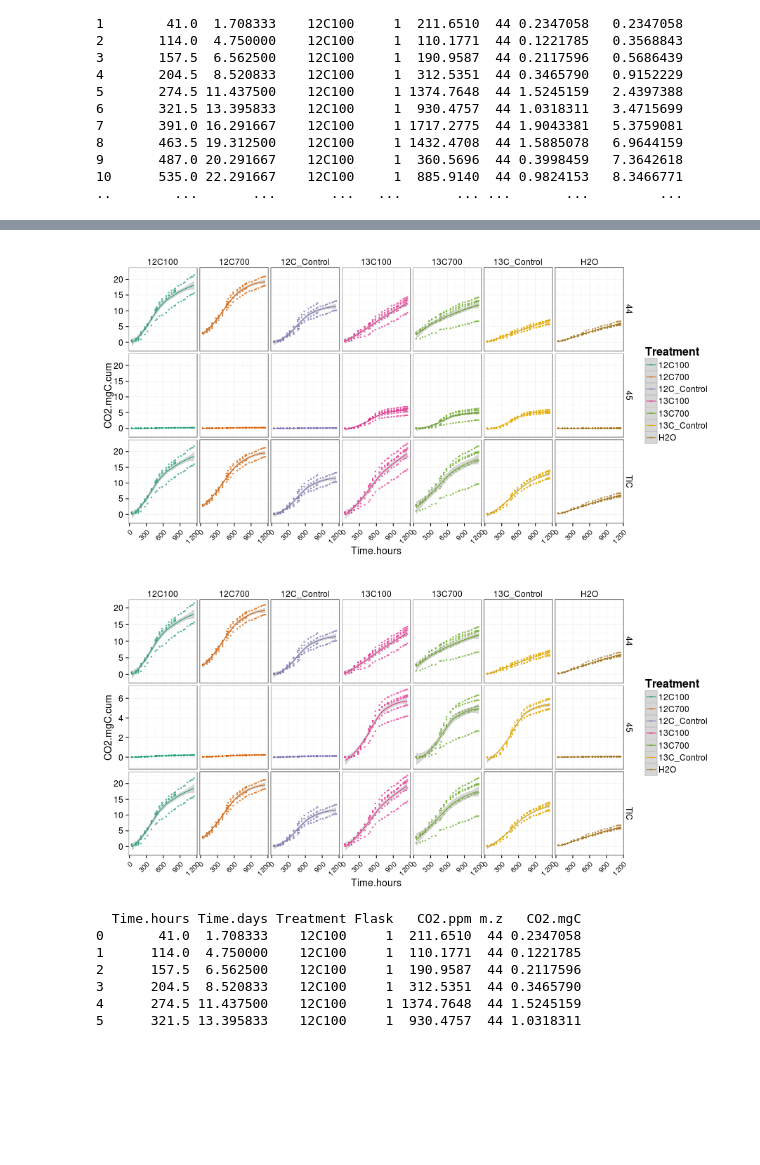
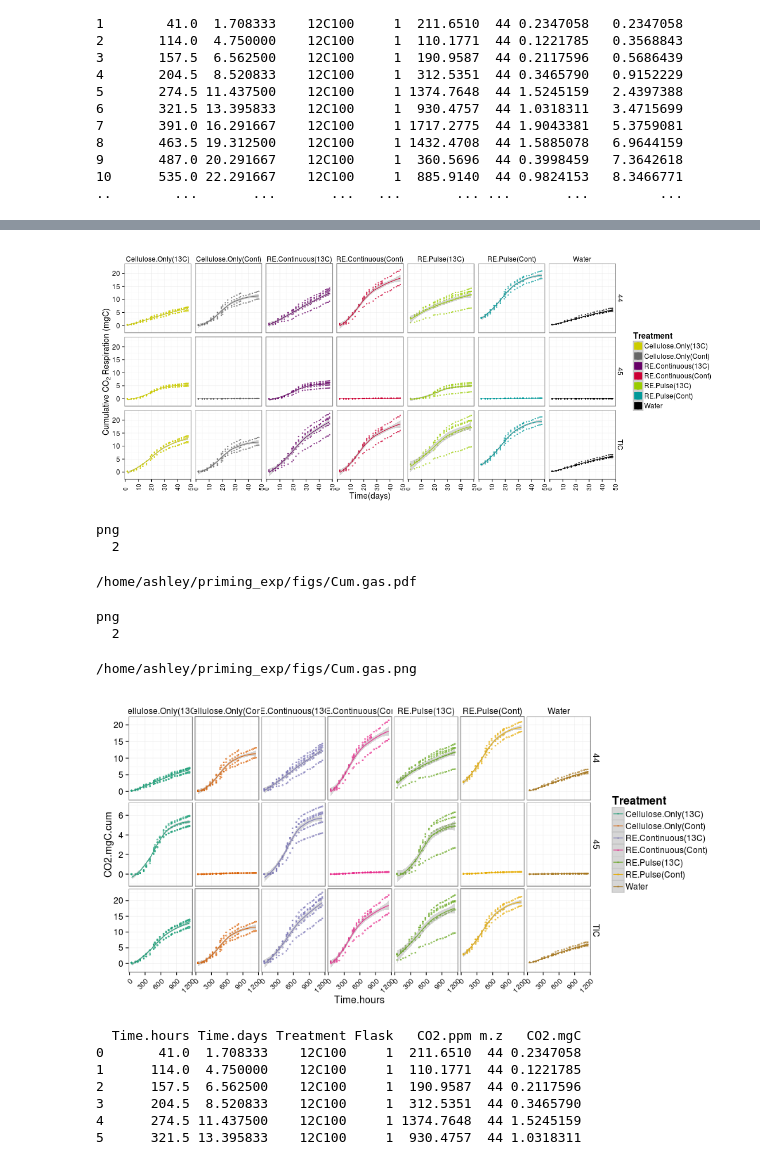
Before and after one commit to acampbellina/priming, a Jupyter notebook: gas_data.ipynb, the cells around one changed output, grey strips where cells are left out. Drawn from its saved outputs; the diff is of its cells as text; code cells hidden in the pictures; blank space fills up the shorter version.

Commit message:
sexify figures for pub

```diff
--- a/gas_data.ipynb
+++ b/gas_data.ipynb
@@ -104,3 +118,16 @@ write.table(d,
             file = "data/gas_cumltv_sum.csv",
             row.names = FALSE,
             sep = ",")
+# %%
+%%R
+d$Treatment = as.character(d$Treatment)
+d$Treatment[d$Treatment == "12C_Control"] = "Cellulose.Only(Cont)"
+d$Treatment[d$Treatment == "13C_Control"] = "Cellulose.Only(13C)"
+d$Treatment[d$Treatment == "13C100"] = "RE.Continuous(13C)"
+d$Treatment[d$Treatment == "12C100"] = "RE.Continuous(Cont)"
+d$Treatment[d$Treatment == "13C700"] = "RE.Pulse(13C)"
+d$Treatment[d$Treatment == "12C700"] = "RE.Pulse(Cont)"
+d$Treatment[d$Treatment == "H2O"] = "Water"
+#levels(d$Treatment)[levels(d$Treatment)=="12C_Control"] = "Control - Cellulose.Only"
+#levels(d$Treatment)[levels(d$Treatment)=="13C_Control"] = "13C - Cellulose.Only"
+d
@@ -107,29 +151,65 @@ write.table(d,
 # %%
-%%R -w 900 -h 450
+%%R -w 1100 -h 450
 
-p = ggplot(d, aes(x = Time.hours, y = CO2.mgC.cum, group = Flask, color = Treatment))
+colours = c("#CCCC00", "#666666", "#660066", "#CC0033", "#99CC00", "#009999", "black")
+
+p = ggplot(d, aes(x = Time.days, y = CO2.mgC.cum, group = Flask, color = Treatment))
 
 p = p  + facet_grid(m.z ~ Treatment)
 
 p = p + geom_point(size = 0.75, shape = 21)
 
 p = p + stat_smooth(method = "loess", aes(group = 1))
 
 p = p + theme_bw()
 
+p = p + labs(x = "Time(days)",
+             y = expression(paste("Cumulative ", CO[2]," Respiration (mgC)",sep="")))
+
 p = p + theme(strip.background = element_blank(),
               strip.text = element_text(size = 12),
               axis.text.y = element_text(size = 12),
-              axis.text.x = element_text(size = 10, angle = 45, hjust = 1),
+              axis.text.x = element_text(size = 10, angle = 90, hjust = 0, vjust = 0.5),
               axis.title = element_text(size = 14),
-              legend.title = element_text(size = 16),
+              legend.title = element_text(size = 14),
               legend.text = element_text(size = 12))
 
-p = p + scale_color_brewer(palette="Dark2")
+p = p + theme(panel.margin = unit(0.5, "lines"))
+
+p = p + scale_color_manual(values = colours)#,
+                            #breaks=c("12C100", "12C700", "12C_Control", "13C100", "13C700", "13C_Control", "H2O"),
+                            #labels=c("Control - RE.Continuous", "Control - RE.Pulse", "Control - Cellulose.Only",
+                            #         "13C - RE.Continuous", "13C - RE.Pulse", "13C - Cellulose.Only", "Water"))
+p = p + guides(color = guide_legend(override.aes = list(size = 6)))
+#p = p + scale_color_brewer(palette="Dark2")
 
 p
 # %% [output]
-[figure, old version]
+[figure, new version]
+# %%
+%%R
+pdf("figs/Cum.gas.pdf", width = 15, height = 5)
+grid.arrange(p, ncol=1)
+dev.off()
+# %% [output]
+png
+  2
+# %%
+FileLink("figs/Cum.gas.pdf")
+# %% [output]
+/home/ashley/priming_exp/figs/Cum.gas.pdf
+# %%
+%%R
+png("figs/Cum.gas.png", width = 15, height = 5, units = "in", res = 600)
+grid.arrange(p, ncol = 1)
+dev.off()
+# %% [output]
+png
+  2
+# %%
+FileLink("figs/Cum.gas.png")
+# %% [output]
+/home/ashley/priming_exp/figs/Cum.gas.png
 # %%
 %%R -w 900 -h 450
 
@@ -155,7 +235,7 @@ p = p + scale_color_brewer(palette="Dark2")
 
 p
 # %% [output]
-[figure, old version]
+[figure, new version]
 # %%
 %%R
 head(rdf_gas)
```
Also changed, not shown: parts of 17 cells of this notebook, 4 other files.
